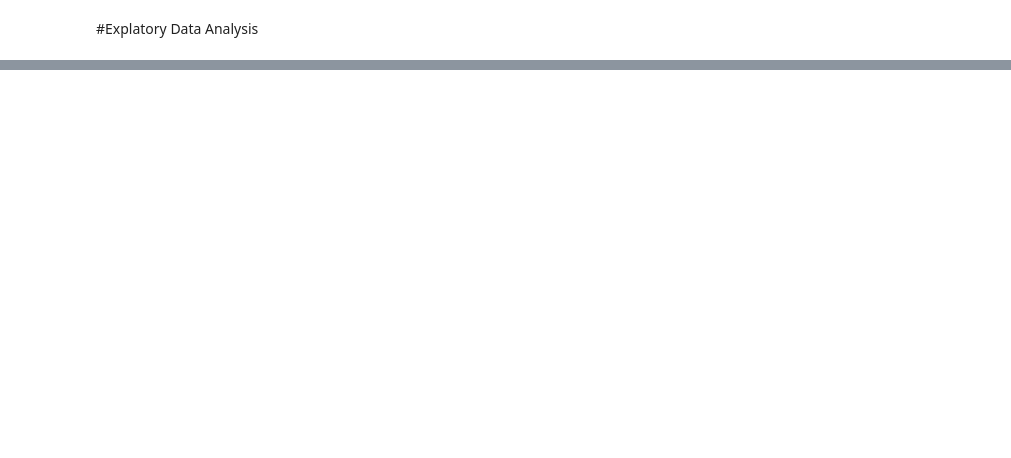
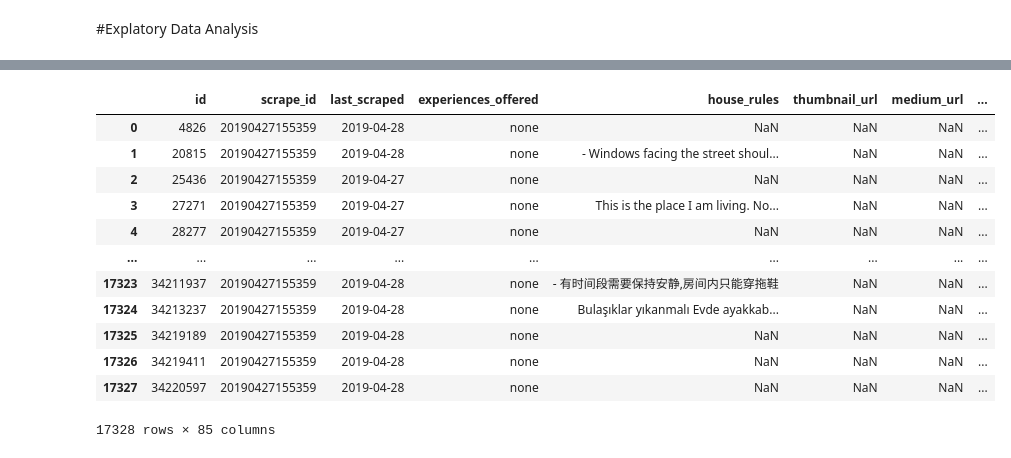
Before and after one commit to nezihaksu/Airbnb_Istanbul, a Jupyter notebook: airbnb_eda.ipynb, the cells around one changed output, grey strips where cells are left out. Drawn from its saved outputs; the diff is of its cells as text; code cells hidden in the pictures; blank space fills up the shorter version.

Commit message:
dropping column according to datatype inside the cell

```diff
--- a/airbnb_eda.ipynb
+++ b/airbnb_eda.ipynb
@@ -109,0 +124,3 @@ preprocess = Preprocess(df)
+# %%
+df = pd.read_csv(DF,engine="python")
+df
@@ -109,0 +141,27 @@ preprocess = Preprocess(df)
+# %%
+def drop_text_columns(df,index):
+  pat1 = r'[A-z][A-z]+?\W'
+  pat2 = r'[A-z][A-z]+?://'
+  letter_pattern = re.compile(r'|'.join((pat1,pat2)))
+  for column in df.columns:
+    value = df[column].values[index]
+    if letter_pattern.match(str(value)) and value not in none_values:
+      df.drop(column,axis=1,inplace=True)
+
+  return df
+
+drop_text_columns(df)
+# %% [output]
+|  | id | scrape_id | last_scraped | experiences_offered | house_rules | thumbnail_url | medium_url | ... |
+| 0 | 4826 | 20190427155359 | 2019-04-28 | none | NaN | NaN | NaN | ... |
+| 1 | 20815 | 20190427155359 | 2019-04-28 | none | - Windows facing the street shoul... | NaN | NaN | ... |
+| 2 | 25436 | 20190427155359 | 2019-04-27 | none | NaN | NaN | NaN | ... |
+| 3 | 27271 | 20190427155359 | 2019-04-27 | none | This is the place I am living. No... | NaN | NaN | ... |
+| 4 | 28277 | 20190427155359 | 2019-04-27 | none | NaN | NaN | NaN | ... |
+| ... | ... | ... | ... | ... | ... | ... | ... | ... |
+| 17323 | 34211937 | 20190427155359 | 2019-04-28 | none | - 有时间段需要保持安静,房间内只能穿拖鞋 | NaN | NaN | ... |
+| 17324 | 34213237 | 20190427155359 | 2019-04-28 | none | Bulaşıklar yıkanmalı Evde ayakkab... | NaN | NaN | ... |
+| 17325 | 34219189 | 20190427155359 | 2019-04-28 | none | NaN | NaN | NaN | ... |
+| 17326 | 34219411 | 20190427155359 | 2019-04-28 | none | NaN | NaN | NaN | ... |
+| 17327 | 34220597 | 20190427155359 | 2019-04-28 | none | NaN | NaN | NaN | ... |
+17328 rows × 85 columns
```
Also changed, not shown: parts of 5 cells of this notebook.
